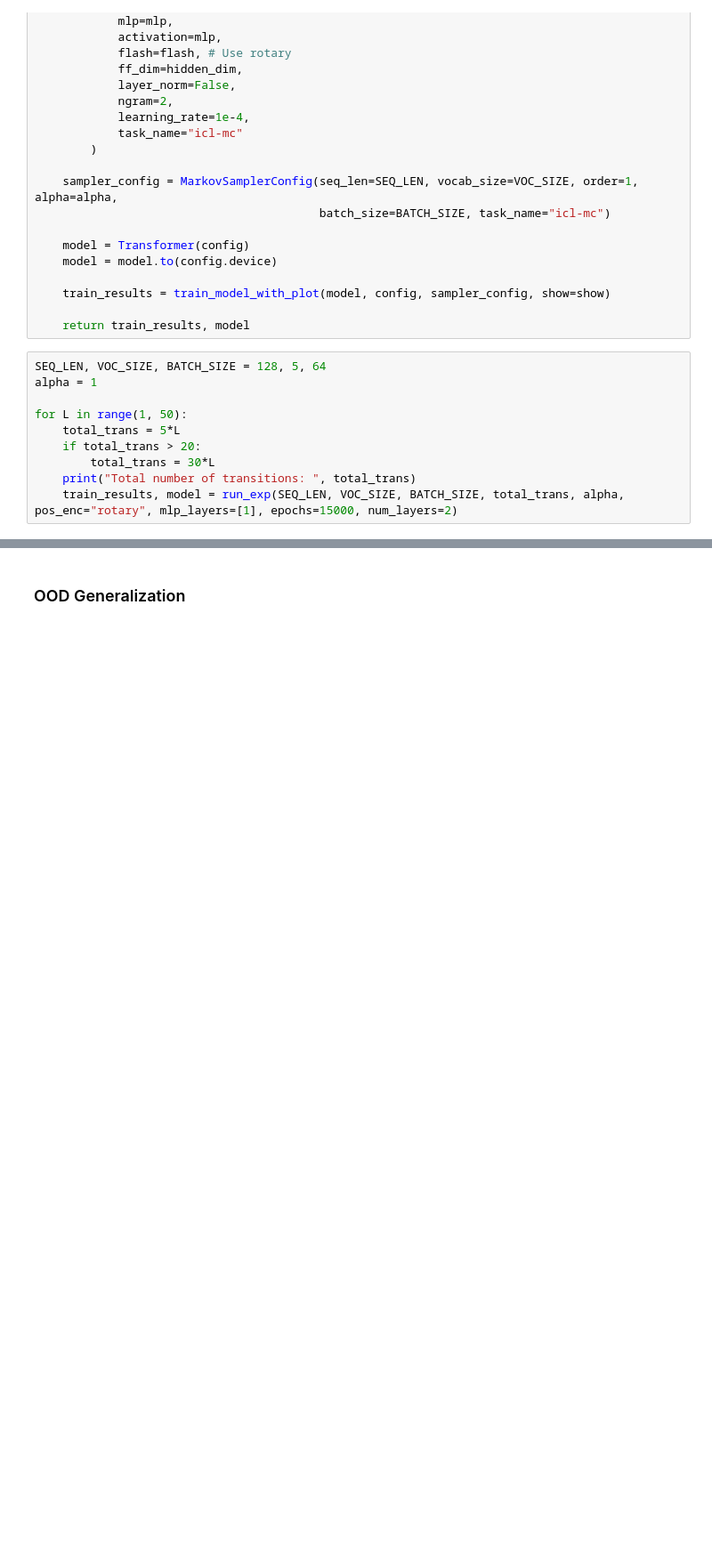
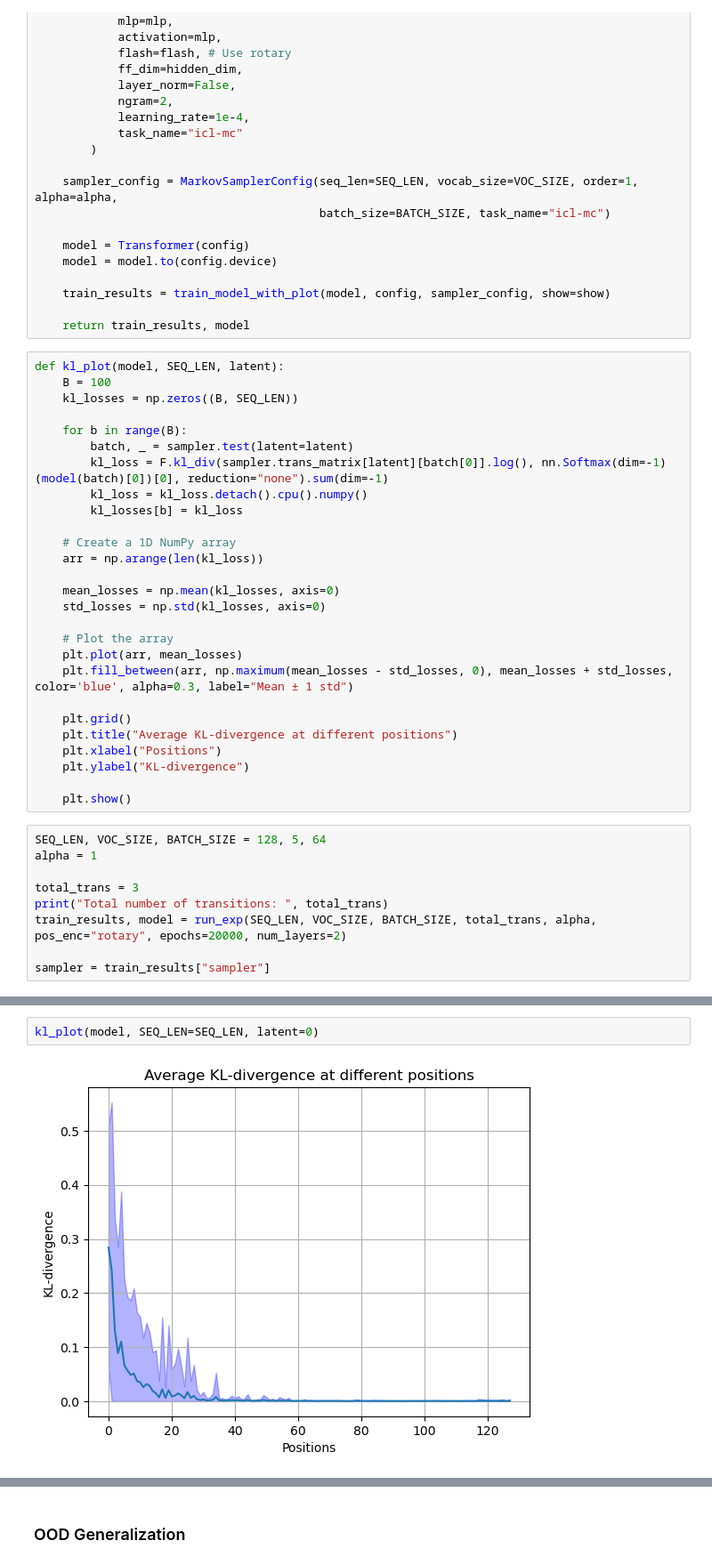
Before and after one commit to ezyhdxm/ICL, a Jupyter notebook: LatentModel.ipynb, the cells around one changed output, grey strips where cells are left out. Shown at 89% size. Drawn from its saved outputs; the diff is of its cells as text; blank space fills up the shorter version.

```diff
--- a/LatentModel.ipynb
+++ b/LatentModel.ipynb
@@ -133,14 +136,40 @@ def run_exp_icl(SEQ_LEN, VOC_SIZE, BATCH_SIZE, alpha, pos_enc="rotary", hidden_d
     train_results = train_model_with_plot(model, config, sampler_config, show=show)
 
     return train_results, model
+# %%
+def kl_plot(model, SEQ_LEN, latent):
+    B = 100
+    kl_losses = np.zeros((B, SEQ_LEN))
+
+    for b in range(B):
+        batch, _ = sampler.test(latent=latent)
+        kl_loss = F.kl_div(sampler.trans_matrix[latent][batch[0]].log(), nn.Softmax(dim=-1)(model(batch)[0])[0], reduction="none").sum(dim=-1)
+        kl_loss = kl_loss.detach().cpu().numpy()
+        kl_losses[b] = kl_loss
+
+    # Create a 1D NumPy array
+    arr = np.arange(len(kl_loss))
+
+    mean_losses = np.mean(kl_losses, axis=0)
+    std_losses = np.std(kl_losses, axis=0)
+
+    # Plot the array
+    plt.plot(arr, mean_losses)
+    plt.fill_between(arr, np.maximum(mean_losses - std_losses, 0), mean_losses + std_losses, color='blue', alpha=0.3, label="Mean ± 1 std")
+
+    plt.grid()
+    plt.title("Average KL-divergence at different positions")
+    plt.xlabel("Positions")
+    plt.ylabel("KL-divergence")
+
+    plt.show()
 # %%
 SEQ_LEN, VOC_SIZE, BATCH_SIZE = 128, 5, 64
 alpha = 1
 
-for L in range(1, 50):
-    total_trans = 5*L
-    if total_trans > 20:
-        total_trans = 30*L
-    print("Total number of transitions: ", total_trans)
-    train_results, model = run_exp(SEQ_LEN, VOC_SIZE, BATCH_SIZE, total_trans, alpha, pos_enc="rotary", mlp_layers=[1], epochs=15000, num_layers=2)
+total_trans = 3
+print("Total number of transitions: ", total_trans)
+train_results, model = run_exp(SEQ_LEN, VOC_SIZE, BATCH_SIZE, total_trans, alpha, pos_enc="rotary", epochs=20000, num_layers=2)
+
+sampler = train_results["sampler"]
 # %% [output]
@@ -159,0 +177,4 @@ Total number of transitions:  360
+# %%
+kl_plot(model, SEQ_LEN=SEQ_LEN, latent=0)
+# %% [output]
+[figure, added]
```
Also changed, not shown: parts of 28 cells of this notebook, 3 other files.
